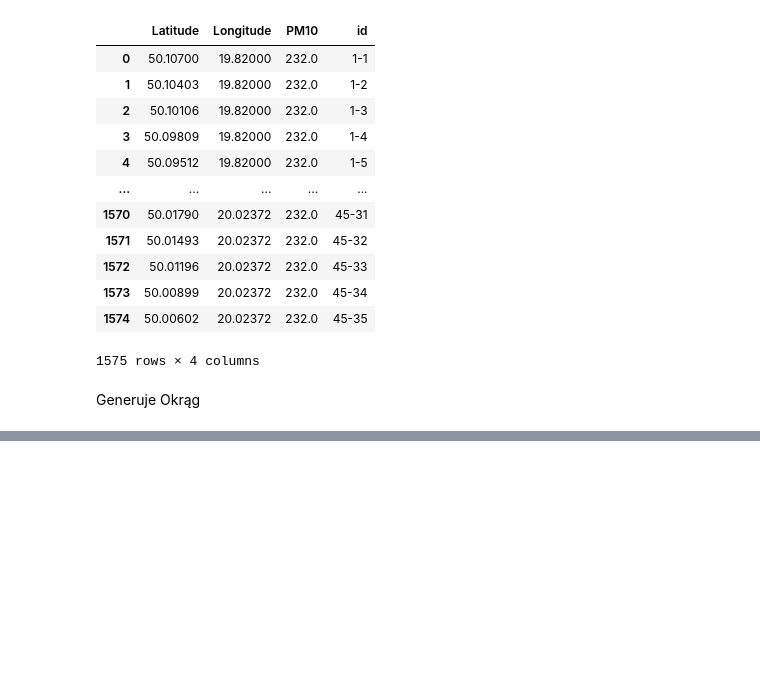
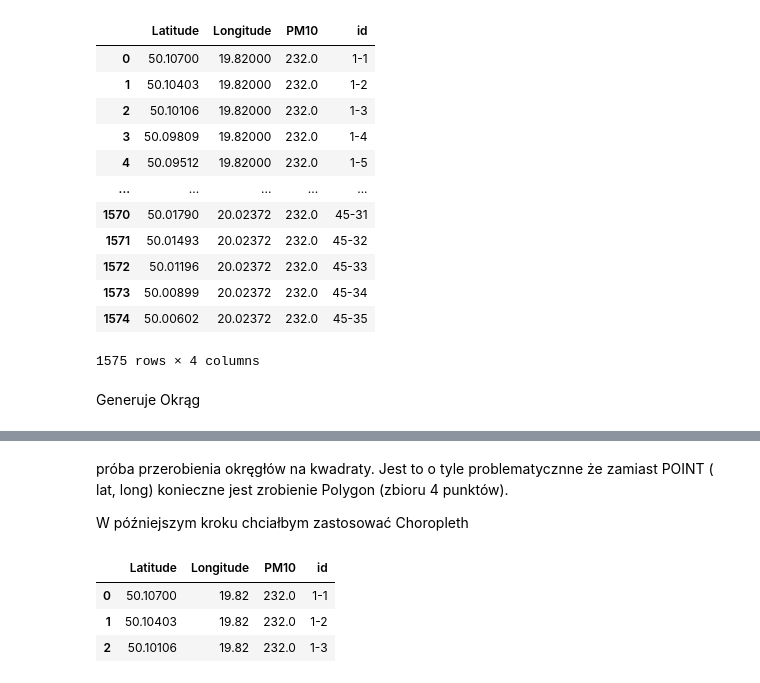
Before and after one commit to ciepielajan/SDA_SMOG_Wawelski, a Jupyter notebook: Jan/Krakow_siatka_punktow.ipynb, the cells around one changed output, grey strips where cells are left out. Saved outputs shown, nothing was run; the diff lists cells and outputs as text; code cells hidden in the pictures; blank space fills up the shorter version.

```diff
--- a/Jan/Krakow_siatka_punktow.ipynb
+++ b/Jan/Krakow_siatka_punktow.ipynb
@@ -69,0 +66,4 @@ m
+# %% [markdown]
+próba przerobienia okręgłów na kwadraty. Jest to o tyle problematycznne że zamiast POINT ( lat, long) konieczne jest zrobienie Polygon (zbioru 4 punktów).
+
+W późniejszym kroku chciałbym zastosować Choropleth
@@ -69,0 +74,7 @@ m
+# %%
+df[:3]
+# %% [output]
+|  | Latitude | Longitude | PM10 | id |
+| 0 | 50.10700 | 19.82 | 232.0 | 1-1 |
+| 1 | 50.10403 | 19.82 | 232.0 | 1-2 |
+| 2 | 50.10106 | 19.82 | 232.0 | 1-3 |
```
Also changed, not shown: parts of 21 cells of this notebook.
